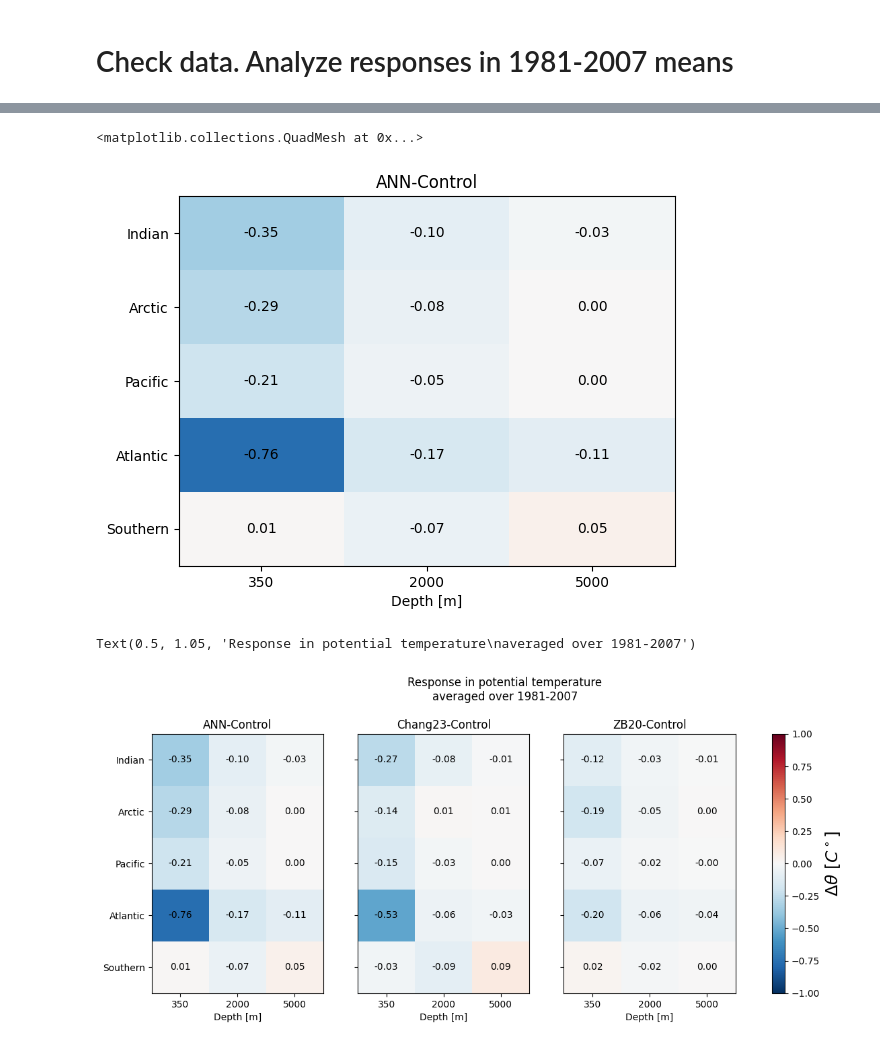
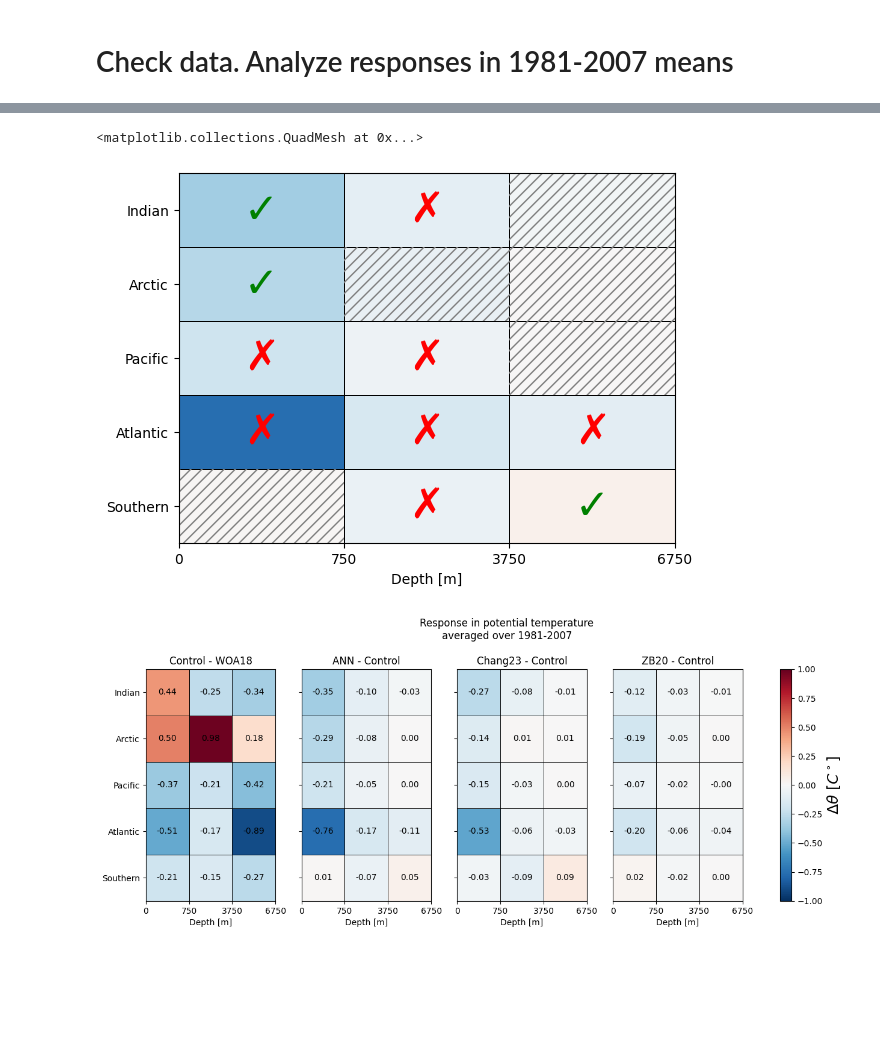
Before and after one commit to m2lines/calibration-MOM6, a Jupyter notebook: notebooks/prepare-thetao-dataset.ipynb, the cells around one changed output, grey strips where cells are left out. Drawn from its saved outputs; the diff is of its cells as text; code cells hidden in the pictures; blank space fills up the shorter version.

```diff
--- a/notebooks/prepare-thetao-dataset.ipynb
+++ b/notebooks/prepare-thetao-dataset.ipynb
@@ -520,19 +669,36 @@ def read_data(exp='unparameterized'):
 # %%
-def plot_metric(data, yticks=True):
-    im = data.drop_vars(['depth','code']).plot(add_colorbar=False, vmin=-1)
-    plt.xticks([0,1,2],[350,2000,5000])
+def plot_metric(data, yticks=True, bias=None, show_mark=False):
+    im = data.drop_vars(['depth','code']).plot.pcolormesh(add_colorbar=False, vmin=-1, edgecolors='k', linewidth=0.5, cmap='RdBu_r')
+    plt.xticks([-0.5,0.5,1.5,2.5],[0,750,3750, 6750])
     plt.xlabel('Depth [m]')
     if yticks:
         plt.yticks([0,1,2,3,4], ['Southern', 'Atlantic', 'Pacific', 'Arctic', 'Indian'])
     else:
         plt.yticks([0,1,2,3,4], ['']*5)
-    plt.title('ANN-Control')
     plt.ylabel('')
 
-    # Add text annotations
-    for i in range(data.shape[0]):
-        for j in range(data.shape[1]):
-            plt.text(j, i, "%.2f" % float(data[i,j]),
-                    ha='center', va='center', color='k', fontsize=10)
+    if show_mark:
+        # Add mark of projection onto bias
+        for i in range(data.shape[0]):
+            for j in range(data.shape[1]):
+                if np.abs(data[i, j]) < 0.1 * np.abs(bias[i, j]):
+                    # Add a hatched rectangle if data is small
+                    rect = plt.Rectangle((j - 0.5, i - 0.5), 1, 1,
+                                         hatch='///', fill=False, edgecolor='gray', linewidth=0.0)
+                    plt.gca().add_patch(rect)
+                else:
+                    # Add symbol based on projection
+                    symbol = '✓' if bias[i, j] * data[i, j] < 0 else '✗'
+                    color = 'green' if bias[i, j] * data[i, j] < 0 else 'red'
+                    plt.text(j, i, symbol, ha='center', va='center', color=color, fontsize=30)
+    else:
+        # Add text annotations
+        for i in range(data.shape[0]):
+            for j in range(data.shape[1]):
+                plt.text(j, i, "%.2f" % float(data[i,j]),
+                        ha='center', va='center', color='k', fontsize=10)
 
     return im
+# %%
+bias = read_data('unparameterized') - read_data('WOA18')
+plot_metric(bias)
@@ -539,27 +708,30 @@ def plot_metric(data, yticks=True):
 # %%
-plot_metric(read_data('ANN') - read_data('unparameterized'))
+plot_metric(read_data('ANN') - read_data('unparameterized'), bias=bias, show_mark=True)
 # %% [output]
 <matplotlib.collections.QuadMesh at 0x...>
-[figure, old version]
+[figure, new version]
 # %%
-plt.figure(figsize=(14,5))
-plt.subplot(1,3,1)
-im = plot_metric(read_data('ANN') - read_data('unparameterized'))
-plt.title('ANN-Control')
+plt.figure(figsize=(16,5))
+plt.subplot(1,4,1)
+im = plot_metric(read_data('unparameterized') - read_data('WOA18'))
+plt.title('Control - WOA18')
 
-plt.subplot(1,3,2)
+plt.subplot(1,4,2)
+im = plot_metric(read_data('ANN') - read_data('unparameterized'), yticks=False)
+plt.title('ANN - Control')
+
+plt.subplot(1,4,3)
 plot_metric(read_data('MEKE-Chang') - read_data('unparameterized'), yticks=False)
-plt.title('Chang23-Control')
+plt.title('Chang23 - Control')
 
-plt.subplot(1,3,3)
+plt.subplot(1,4,4)
 plot_metric(read_data('ZB20') - read_data('unparameterized'), yticks=False)
-plt.title('ZB20-Control')
+plt.title('ZB20 - Control')
 
 cbar = plt.colorbar(im,ax=plt.gcf().axes)
 cbar.set_label('$\Delta \\theta$ [$C^\circ$]', fontsize=18)
 plt.suptitle('Response in potential temperature\naveraged over 1981-2007', y=1.05)
 
-#plt.tight_layout()
+plt.savefig('figures/bias-response-15d.pdf', bbox_inches='tight')
 # %% [output]
-Text(0.5, 1.05, 'Response in potential temperature\naveraged over 1981-2007')
-[figure, old version]
+[figure, new version]
```
Also changed, not shown: parts of 30 cells of this notebook, 1 other file.
